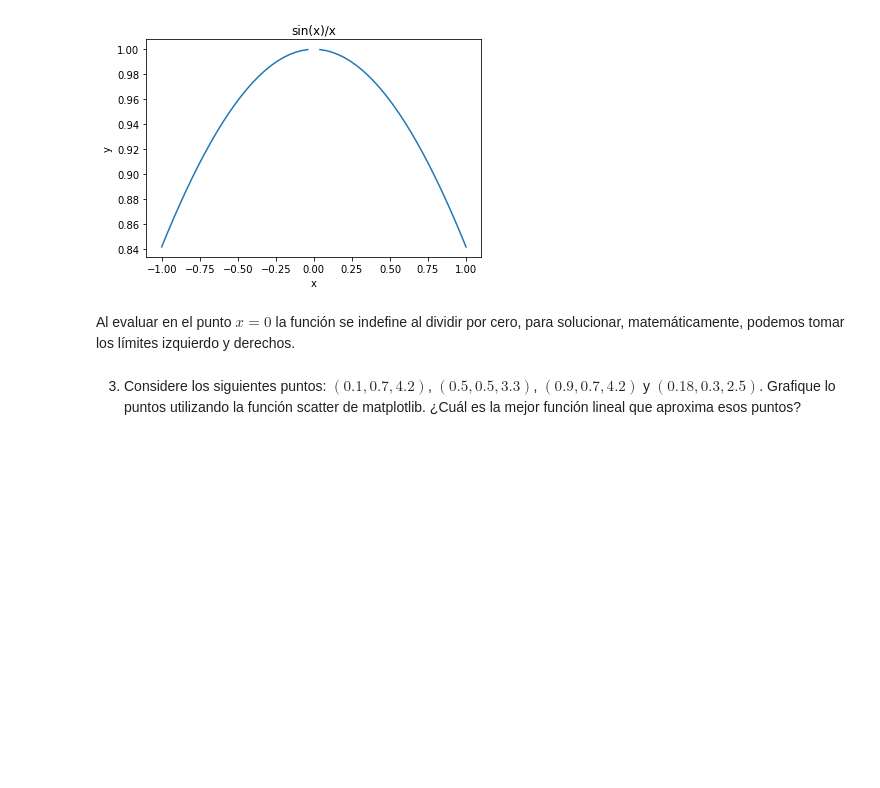
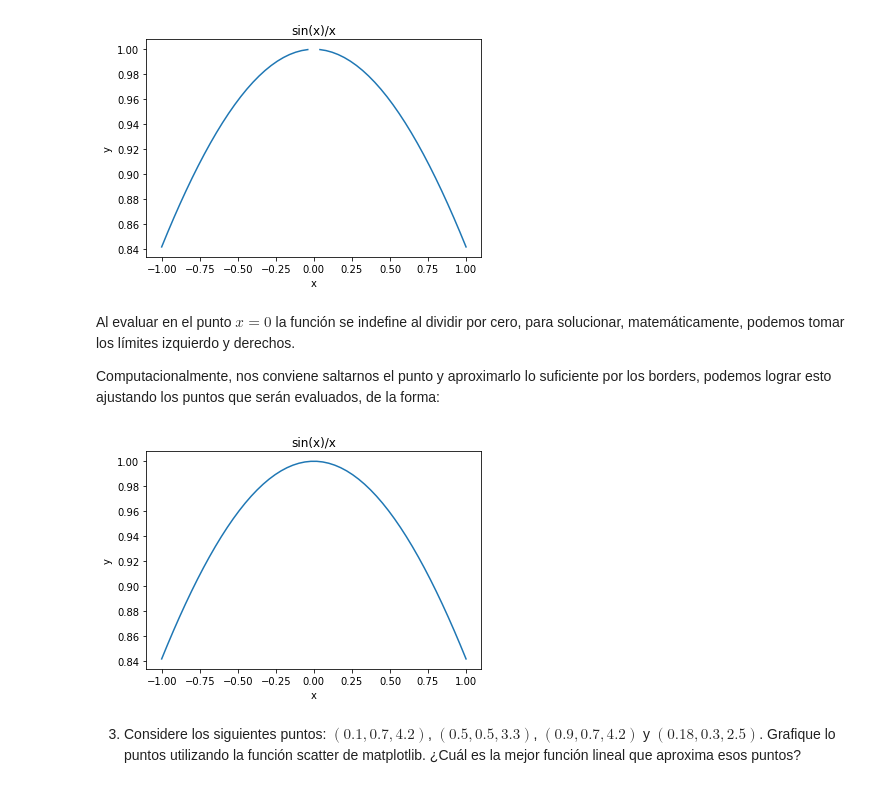
Before and after one commit to mijara/notebooks, a Jupyter notebook: Tarea_1_CC1_2017.ipynb, the cells around one changed output. Saved outputs shown, nothing was run; the diff lists cells and outputs as text; code cells hidden in the pictures; blank space fills up the shorter version.

```diff
--- a/Tarea_1_CC1_2017.ipynb
+++ b/Tarea_1_CC1_2017.ipynb
@@ -417,6 +417,20 @@ plt.show()
 [figure]
 # %% [markdown]
 Al evaluar en el punto $x = 0$ la función se indefine al dividir por cero, para solucionar, matemáticamente, podemos tomar los límites izquierdo y derechos.
+
+Computacionalmente, nos conviene saltarnos el punto y aproximarlo lo suficiente por los borders, podemos lograr esto ajustando los puntos que serán evaluados, de la forma:
+# %%
+t = np.linspace(-1, 1, 52)
+
+plt.title('sin(x)/x')
+plt.xlabel('x')
+plt.ylabel('y')
+plt.plot(t, np.sin(t) / t)
+plt.plot(0, 1)
+
+plt.show()
+# %% [output]
+[figure, added]
 # %% [markdown]
 3) Considere los siguientes puntos: $(0.1,0.7, 4.2)$, $(0.5,0.5, 3.3)$, $(0.9,0.7, 4.2)$ y $(0.18,0.3, 2.5)$. Grafique lo puntos utilizando la función scatter de matplotlib. ¿Cuál es la mejor función lineal que aproxima esos puntos?
 # %%
```
Also changed, not shown: parts of 2 cells of this notebook.
